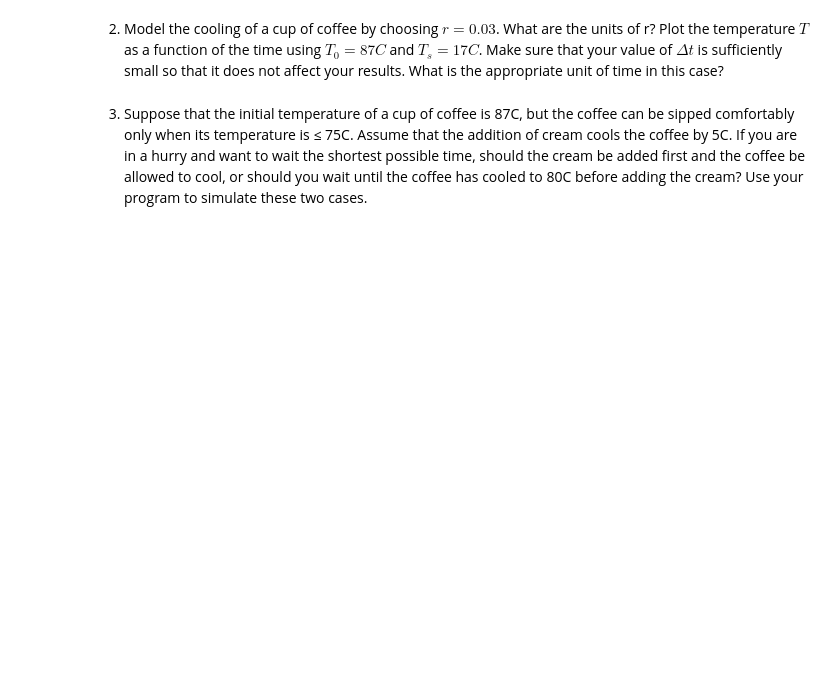
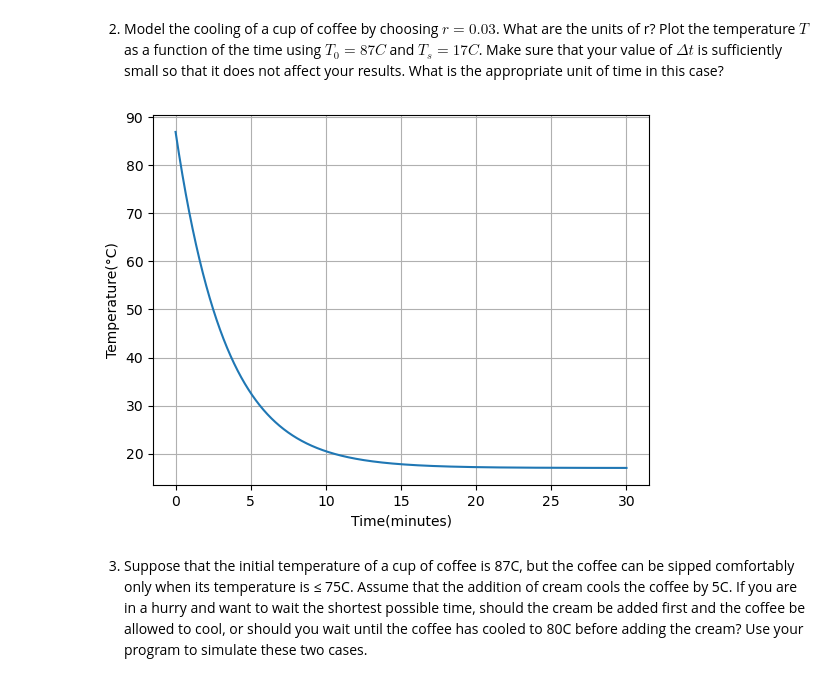
Before and after one commit to jaycebeck/Simulations, a Jupyter notebook: Homework1-JayceH.ipynb, the cells around one changed output. Saved outputs shown, nothing was run; the diff lists cells and outputs as text; code cells hidden in the pictures; blank space fills up the shorter version.

```diff
--- a/Homework1-JayceH.ipynb
+++ b/Homework1-JayceH.ipynb
@@ -267,4 +372,29 @@ where $T$ is the temperature of the water, $T_{s}$ is the temperature of its sur
 # %% [markdown]
 2. Model the cooling of a cup of coffee by choosing $r = 0.03$. What are the units of r? Plot the temperature $T$ as a function of the time using $T_{0} = 87C$ and $T_{s} = 17C$. Make sure that your value of $\Delta t$ is sufficiently small so that it does not affect your results. What is the appropriate unit of time in this case?
+# %%
+times = np.arange(0,30000)
+
+r = 0.03
+T_0 = 87.0
+T_s = 17.0
+
+cup = coffeeCup()
+method = eulerCup()
+
+temps = []
+
+for i in times:
+    T_0 = method.step(cup,0.01,r,T_0,T_s)
+    temps.append(T_0)
+
+temps = np.array(temps)
+
+plt.plot(times/1000, temps)
+plt.xlabel('Time(minutes)')
+plt.ylabel('Temperature(°C)')
+plt.grid(True)
+plt.show()
+# %% [output]
+[figure, added]
 # %% [markdown]
 3. Suppose that the initial temperature of a cup of coffee is 87C, but the coffee can be sipped comfortably only when its temperature is ≤ 75C. Assume that the addition of cream cools the coffee by 5C. If you are in a hurry and want to wait the shortest possible time, should the cream be added first and the coffee be allowed to cool, or should you wait until the coffee has cooled to 80C before adding the cream? Use your program to simulate these two cases.
```
Also changed, not shown: parts of 8 cells of this notebook.
